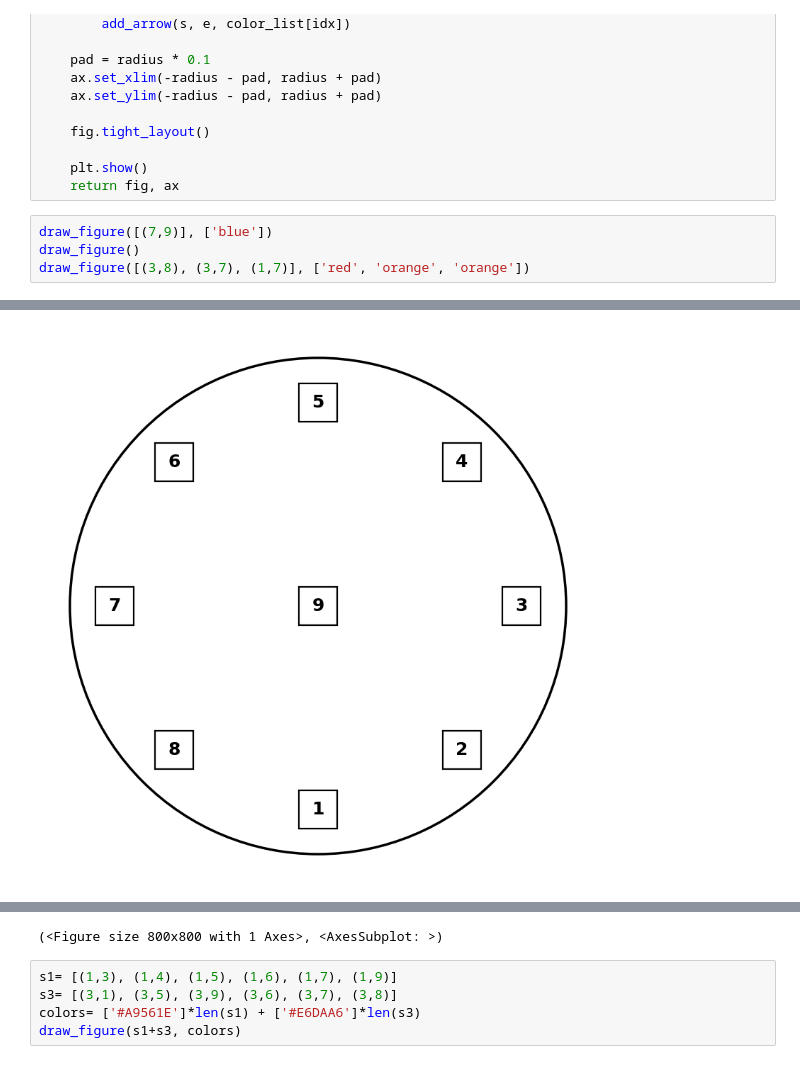
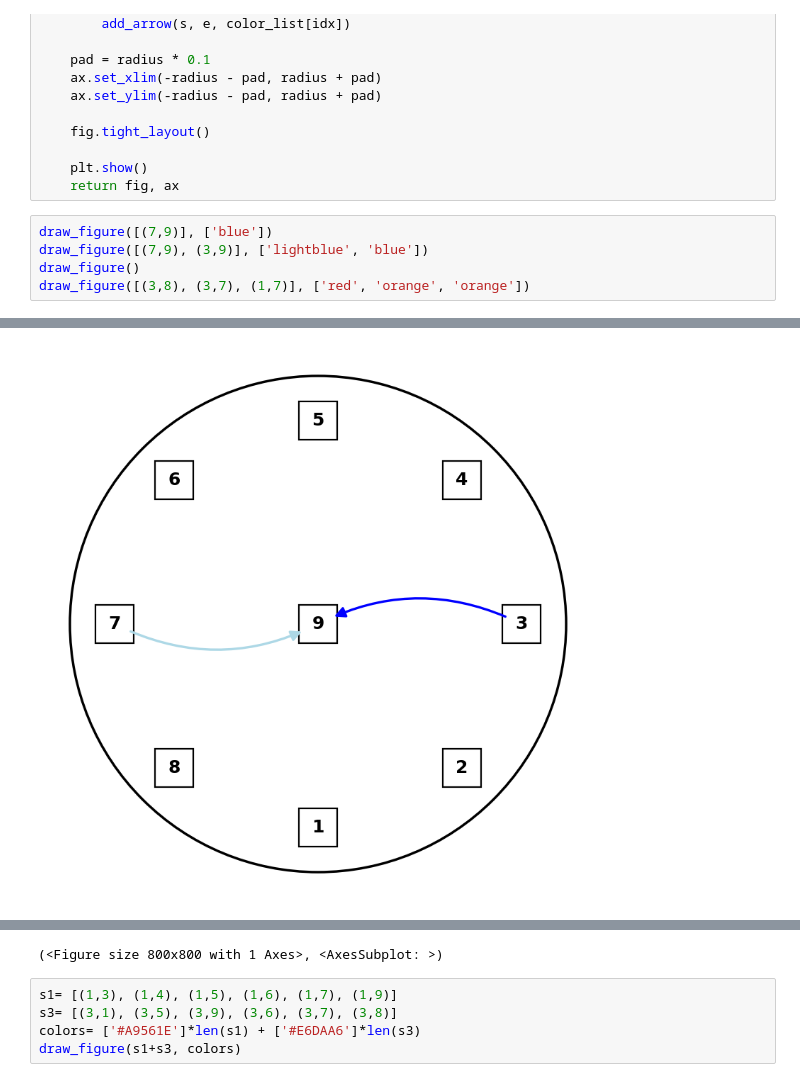
Before and after one commit to bj1110/Masterarbeit, a Jupyter notebook: eval/table_map.ipynb, the cells around one changed output, grey strips where cells are left out. Drawn from its saved outputs; the diff is of its cells as text.

Commit message:
new figure  added

```diff
--- a/eval/table_map.ipynb
+++ b/eval/table_map.ipynb
@@ -83,8 +83,9 @@ def draw_figure(arrows=(), colors=None,
     return fig, ax
 # %%
 draw_figure([(7,9)], ['blue'])
+draw_figure([(7,9), (3,9)], ['lightblue', 'blue'])
 draw_figure()
 draw_figure([(3,8), (3,7), (1,7)], ['red', 'orange', 'orange'])
 # %% [output]
 [figure]
-[figure, old version]
+[figure, new version]
```
Also changed, not shown: parts of 1 cell of this notebook.
